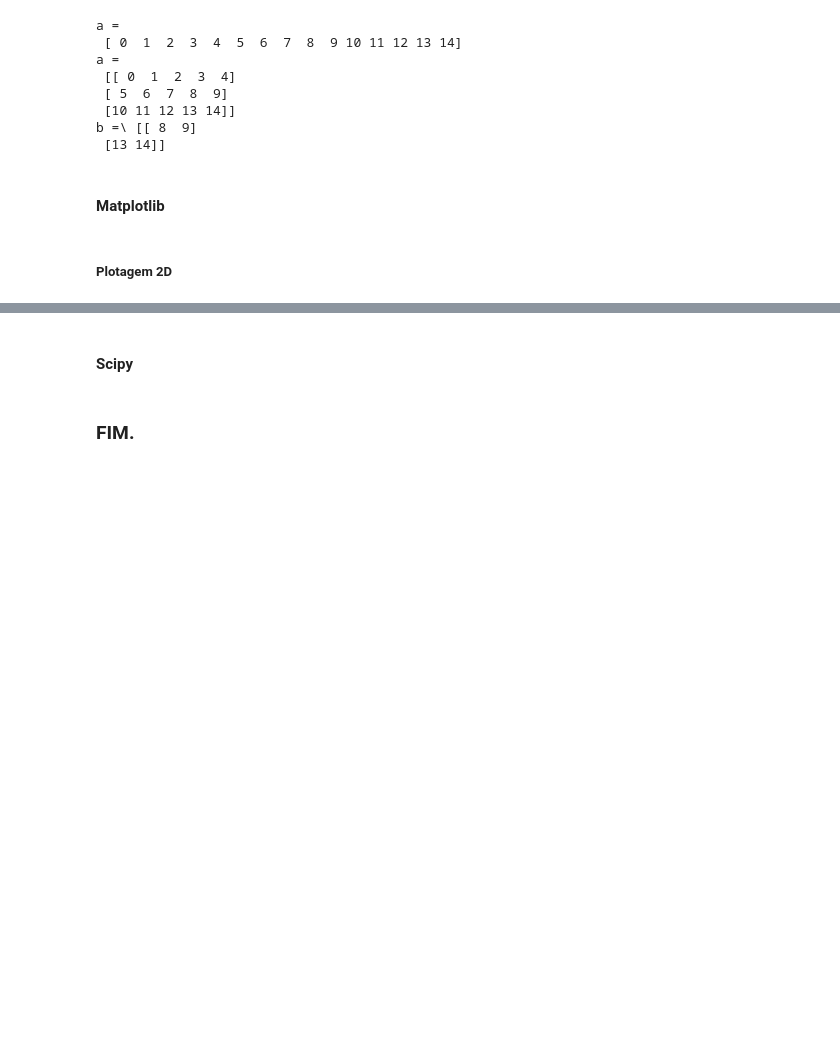
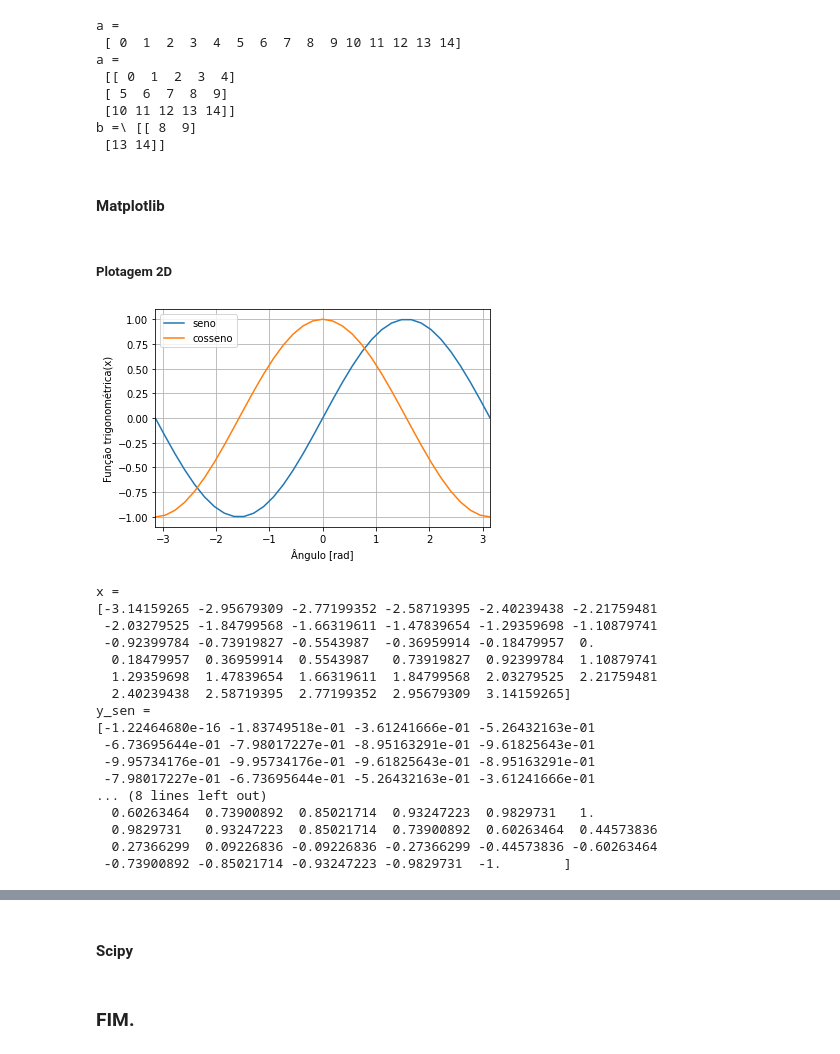
Before and after one commit to caiquemiranda/calculo-numerico-engenharia-python, a Jupyter notebook: 01-python-calculo-numerico.ipynb, the cells around one changed output, grey strips where cells are left out. Cells and saved outputs as stored; diff of their text form; code cells hidden in the pictures; blank space fills up the shorter version.

Commit message:
plot-2d

```diff
--- a/01-python-calculo-numerico.ipynb
+++ b/01-python-calculo-numerico.ipynb
@@ -115,0 +110,46 @@ x = np.linspace(-np.pi, np.pi, 35)
+# %%
+import numpy as np
+import matplotlib.pyplot as plt
+
+# 35 valores entre - pi e p
+x = np.linspace(-np.pi, np.pi, 35)
+
+# array senos dos valores e x
+y_sen = np.sin(x)
+
+# array cosseno dos valores
+y_cos = np.cos(x)
+
+plt.plot(x, y_sen, label= 'seno')
+plt.plot(x, y_cos, label= 'cosseno')
+
+plt.xlim(-np.pi, np.pi)
+plt.xlabel('Ângulo [rad]')
+plt.ylabel('Função trigonométrica(x)')
+
+plt.grid(True)
+plt.legend()
+plt.show();
+
+print(f'x = \n{x} ')
+print(f'y_sen =\n{y_sen} ')
+print(f'y_cos =\n {y_cos}')
+# %% [output]
+[figure, added]
+x =
+[-3.14159265 -2.95679309 -2.77199352 -2.58719395 -2.40239438 -2.21759481
+ -2.03279525 -1.84799568 -1.66319611 -1.47839654 -1.29359698 -1.10879741
+ -0.92399784 -0.73919827 -0.5543987  -0.36959914 -0.18479957  0.
+  0.18479957  0.36959914  0.5543987   0.73919827  0.92399784  1.10879741
+  1.29359698  1.47839654  1.66319611  1.84799568  2.03279525  2.21759481
+  2.40239438  2.58719395  2.77199352  2.95679309  3.14159265]
+y_sen =
+[-1.22464680e-16 -1.83749518e-01 -3.61241666e-01 -5.26432163e-01
+ -6.73695644e-01 -7.98017227e-01 -8.95163291e-01 -9.61825643e-01
+ -9.95734176e-01 -9.95734176e-01 -9.61825643e-01 -8.95163291e-01
+ -7.98017227e-01 -6.73695644e-01 -5.26432163e-01 -3.61241666e-01
+... (8 lines left out)
+  0.60263464  0.73900892  0.85021714  0.93247223  0.9829731   1.
+  0.9829731   0.93247223  0.85021714  0.73900892  0.60263464  0.44573836
+  0.27366299  0.09226836 -0.09226836 -0.27366299 -0.44573836 -0.60263464
+ -0.73900892 -0.85021714 -0.93247223 -0.9829731  -1.        ]
```
Also changed, not shown: parts of 3 cells of this notebook.
